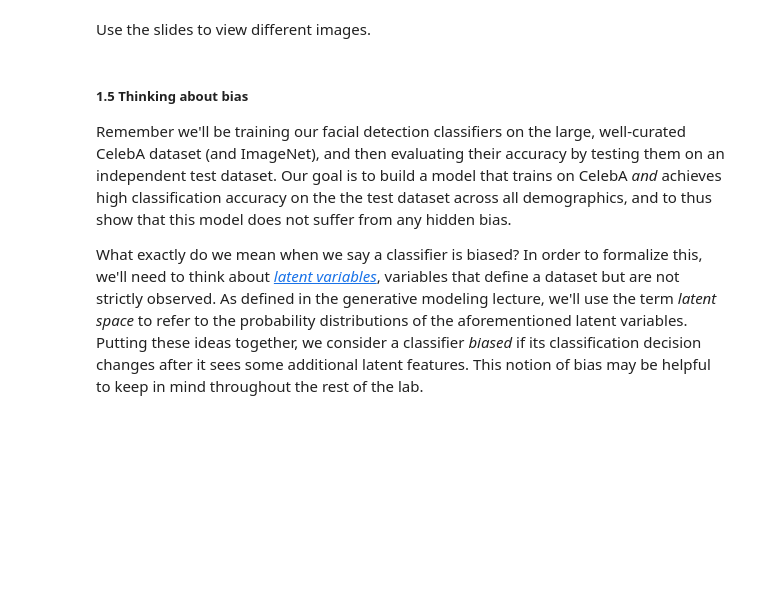
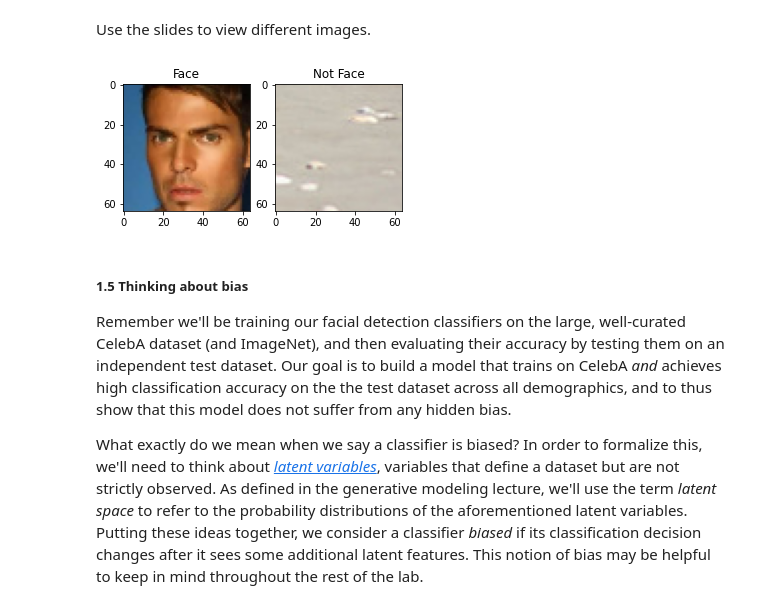
Before and after one commit to teemal/machine_learning_and_data_mining, a Jupyter notebook: Activity_18.ipynb, the cells around one changed output. Cells and saved outputs as stored; diff of their text form; code cells hidden in the pictures; blank space fills up the shorter version.

```diff
--- a/Activity_18.ipynb
+++ b/Activity_18.ipynb
@@ -76,22 +104,24 @@ Use the slides to view different images.
 # %%
 ### Examining the CelebA training dataset ###
 
 #@title Change the sliders to look at positive and negative training examples! { run: "auto" }
 
 face_images = images[np.where(labels==1)[0]]
 not_face_images = images[np.where(labels==0)[0]]
 
-idx_face = 0 #@param {type:"slider", min:0, max:50, step:1}
-idx_not_face = 3 #@param {type:"slider", min:0, max:50, step:1}
+idx_face = 5 #@param {type:"slider", min:0, max:50, step:1}
+idx_not_face = 28 #@param {type:"slider", min:0, max:50, step:1}
 
 plt.figure(figsize=(5,5))
 plt.subplot(1, 2, 1)
 plt.imshow(face_images[idx_face])
 plt.title("Face"); plt.grid(False)
 
 plt.subplot(1, 2, 2)
 plt.imshow(not_face_images[idx_not_face])
 plt.title("Not Face"); plt.grid(False)
+# %% [output]
+[figure, added]
 # %% [markdown]
 ##### 1.5 Thinking about bias
 
```
Also changed, not shown: parts of 14 cells of this notebook.
